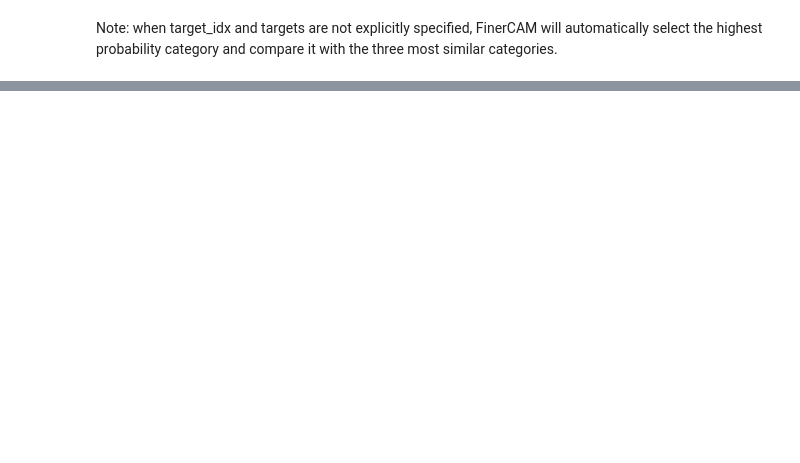
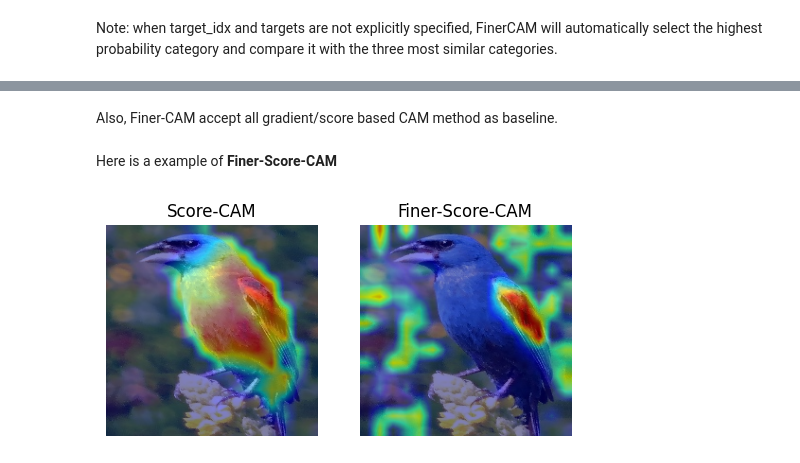
Before and after one commit to Imageomics/Finer-CAM, a Jupyter notebook: tutorial.ipynb, the cells around one changed output, grey strips where cells are left out. Saved outputs shown, nothing was run; the diff lists cells and outputs as text; code cells hidden in the pictures; blank space fills up the shorter version.

```diff
--- a/tutorial.ipynb
+++ b/tutorial.ipynb
@@ -204,0 +211,45 @@ plt.show()
+# %% [markdown]
+Also, Finer-CAM accept all gradient/score based CAM method as baseline.
+# %% [markdown]
+Here is a example of **Finer-Score-CAM**
+# %%
+import cv2
+import matplotlib.pyplot as plt
+
+cam = FinerCAM(ScoreCAM, model=model, target_layers=target_layers, reshape_transform=reshape_transform)
+grayscale_cam_finer, _, _, _ = cam(
+    input_tensor=image_tensor,
+    targets=None,
+    H=grid_h,
+    W=grid_w
+)
+
+grayscale_cam_finer = grayscale_cam_finer[0, :]
+grayscale_cam_highres_finer = cv2.resize(grayscale_cam_finer, (original_width, original_height))
+cam_image_finer = show_cam_on_image(image, grayscale_cam_highres_finer, use_rgb=True)
+
+grayscale_cam_finer_alpha0, _, _, _ = cam(
+    input_tensor=image_tensor,
+    targets=None,
+    H=grid_h,
+    W=grid_w,
+    alpha=0  # degrades to ScoreCAM
+)
+
+grayscale_cam_finer_alpha0 = grayscale_cam_finer_alpha0[0, :]
+grayscale_cam_highres_finer_alpha0 = cv2.resize(grayscale_cam_finer_alpha0, (original_width, original_height))
+cam_image_finer_alpha0 = show_cam_on_image(image, grayscale_cam_highres_finer_alpha0, use_rgb=True)
+
+fig, axes = plt.subplots(1, 2, figsize=(6, 3))
+
+axes[0].imshow(cam_image_finer_alpha0)
+axes[0].set_title("Score-CAM")
+axes[0].axis("off")
+
+axes[1].imshow(cam_image_finer)
+axes[1].set_title("Finer-Score-CAM")
+axes[1].axis("off")
+
+plt.show()
+# %% [output]
+[figure, added]
```
Also changed, not shown: parts of 8 cells of this notebook, 5 other files.
